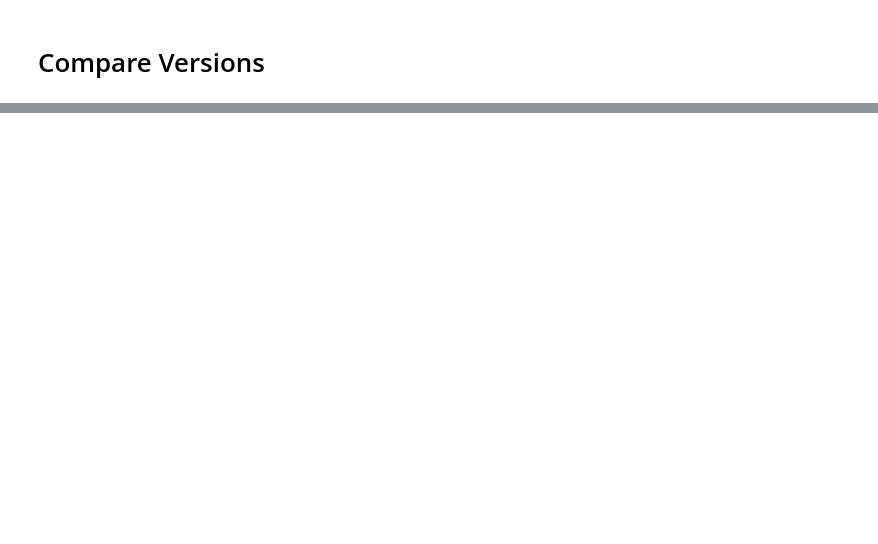
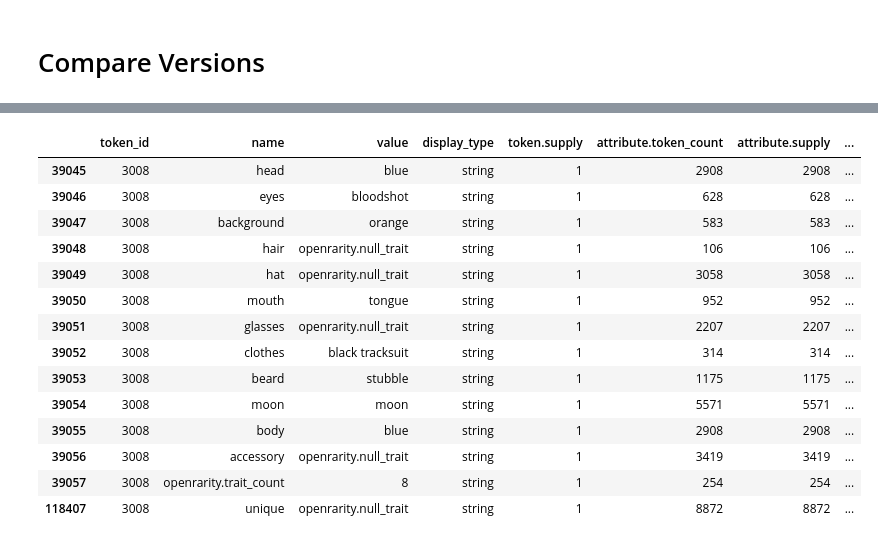
Before and after one commit to OpenRarity/open-rarity, a Jupyter notebook: notebooks/RegressionTests.ipynb, the cells around one changed output, grey strips where cells are left out. Saved outputs shown, nothing was run; the diff lists cells and outputs as text; code cells hidden in the pictures; blank space fills up the shorter version.

```diff
--- a/notebooks/RegressionTests.ipynb
+++ b/notebooks/RegressionTests.ipynb
@@ -99,0 +107,36 @@ ranks
+# %%
+from IPython.display import display
+
+col_data = {}
+for COLLECTION in ["beanzofficial"]:# tqdm(matches[False]):
+    data = json.loads((DATA / f"metadata/{COLLECTION}.json").read_text())
+    tc = TokenCollection("non-fungible", data)
+    ranks = tc.rank_collection()
+    _071b0_ranks = pd.DataFrame(
+        json.loads((DATA / f"0.7.1b0/{COLLECTION}.json").read_text())
+    )
+    _071b0_counts = json.loads((DATA / f"0.7.1b0/counts/{COLLECTION}.json").read_text())
+    _100a1_ranks = pd.DataFrame(ranks)
+    token_stats = pd.DataFrame(tc.token_statistics)
+    counted = token_stats.groupby(["token_id", "name"]).count()[["value"]].sort_values("value", ascending=False)
+    counted = counted[counted["value"] > 1].groupby("token_id").count().rename({"value": "duplicated_trait_count"}, axis=1)
+    combined = pd.merge(pd.merge(
+        _071b0_ranks, _100a1_ranks, on="token_id", suffixes=("_0.7.1b0", "_1.0.0a1")
+    )[
+        [
+            "token_id",
+            "metric.unique_trait_count_0.7.1b0",
+            "metric.unique_trait_count_1.0.0a1",
+            "metric.information_entropy_0.7.1b0",
+            "metric.information_entropy_1.0.0a1",
+            "rank_0.7.1b0",
+            "rank_1.0.0a1",
+        ]
+    ].sort_values("rank_0.7.1b0"), counted, on="token_id", how="left")
+    combined["duplicated_trait_count"] = combined["duplicated_trait_count"].fillna(0).astype(int)
+    combined["shift"] = combined["rank_0.7.1b0"] - combined["rank_1.0.0a1"]
+    col_data[COLLECTION] = combined
+    combined.to_csv(DATA / f"ranked/{COLLECTION}.csv", index=False)
+for col, data in col_data.items():
+    print(col)
+    display(data.head(10))
@@ -99,0 +178,18 @@ ranks
+# %%
+token_stats[token_stats["token_id"] == "3008"]
+# %% [output]
+|  | token_id | name | value | display_type | token.supply | attribute.token_count | attribute.supply | ... |
+| 39045 | 3008 | head | blue | string | 1 | 2908 | 2908 | ... |
+| 39046 | 3008 | eyes | bloodshot | string | 1 | 628 | 628 | ... |
+| 39047 | 3008 | background | orange | string | 1 | 583 | 583 | ... |
+| 39048 | 3008 | hair | openrarity.null_trait | string | 1 | 106 | 106 | ... |
+| 39049 | 3008 | hat | openrarity.null_trait | string | 1 | 3058 | 3058 | ... |
+| 39050 | 3008 | mouth | tongue | string | 1 | 952 | 952 | ... |
+| 39051 | 3008 | glasses | openrarity.null_trait | string | 1 | 2207 | 2207 | ... |
+| 39052 | 3008 | clothes | black tracksuit | string | 1 | 314 | 314 | ... |
+| 39053 | 3008 | beard | stubble | string | 1 | 1175 | 1175 | ... |
+| 39054 | 3008 | moon | moon | string | 1 | 5571 | 5571 | ... |
+| 39055 | 3008 | body | blue | string | 1 | 2908 | 2908 | ... |
+| 39056 | 3008 | accessory | openrarity.null_trait | string | 1 | 3419 | 3419 | ... |
+| 39057 | 3008 | openrarity.trait_count | 8 | string | 1 | 254 | 254 | ... |
+| 118407 | 3008 | unique | openrarity.null_trait | string | 1 | 8872 | 8872 | ... |
```
Also changed, not shown: parts of 19 cells of this notebook, 2 other files.
